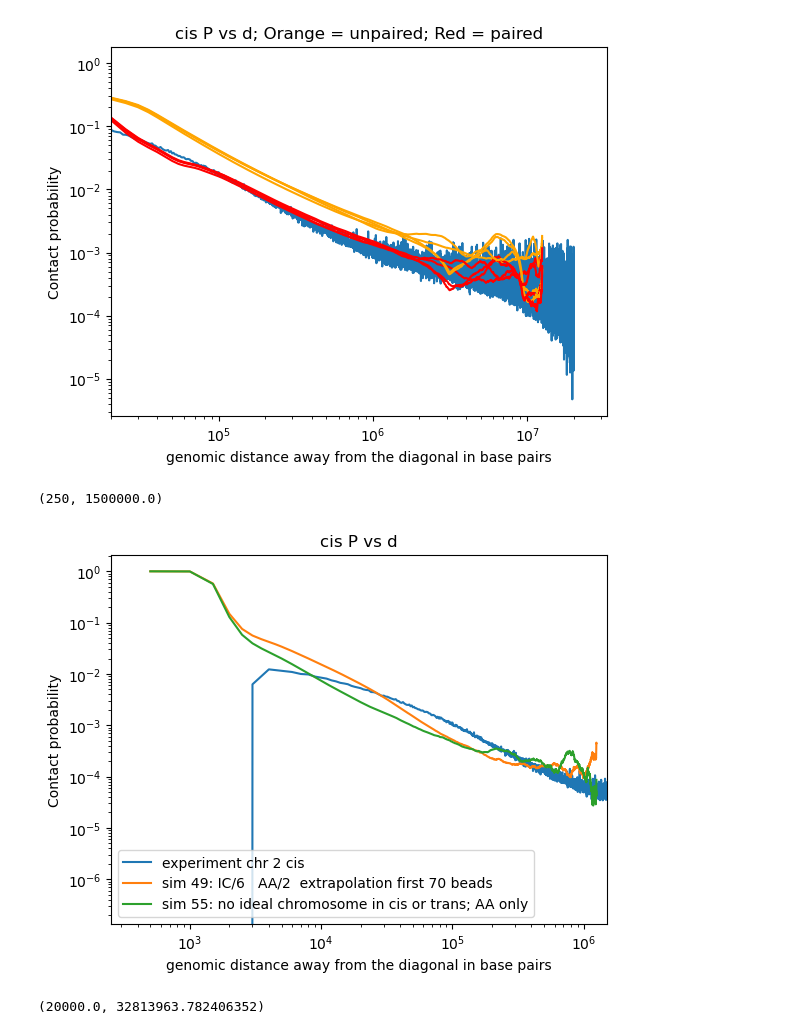
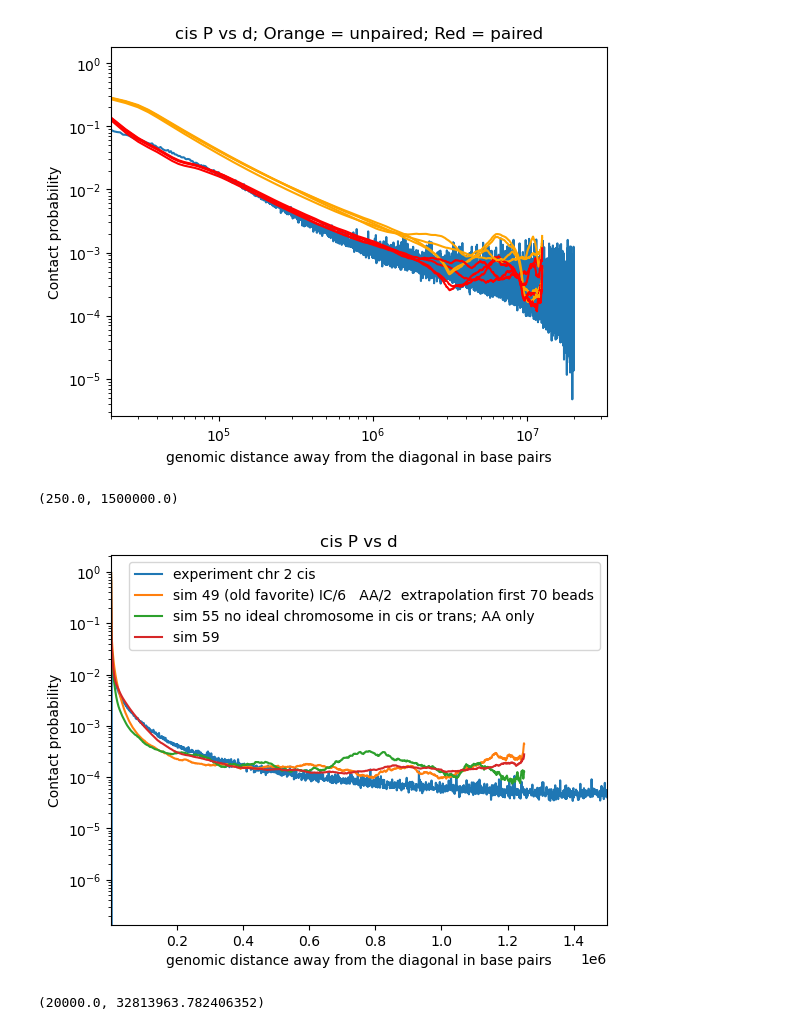
Before and after one commit to DiPierroLab/Douglas, a Jupyter notebook: 6_extra_tools/P_vs_d_experimental_compare_computational.ipynb, the cells around one changed output. Drawn from its saved outputs; the diff is of its cells as text; code cells hidden in the pictures.

```diff
--- a/6_extra_tools/P_vs_d_experimental_compare_computational.ipynb
+++ b/6_extra_tools/P_vs_d_experimental_compare_computational.ipynb
@@ -68,6 +68,8 @@ P_cis_simulation_55 = np.loadtxt('/Users/douglas/Documents/Features Transfer/sto
 P_cis_simulation_56 = np.loadtxt('/Users/douglas/Documents/Features Transfer/store_Ps_vs_genomic_graphs/PvsGenomic_directory_56.txt') # Average cis contact probability vs genomic distance (in beads)
 P_cis_simulation_57 = np.loadtxt('/Users/douglas/Documents/Features Transfer/store_Ps_vs_genomic_graphs/PvsGenomic_directory_57.txt') # Average cis contact probability vs genomic distance (in beads)
 P_cis_simulation_58 = np.loadtxt('/Users/douglas/Documents/Features Transfer/store_Ps_vs_genomic_graphs/PvsGenomic_directory_58.txt') # Average cis contact probability vs genomic distance (in beads)
+P_cis_simulation_59 = np.loadtxt('/Users/douglas/Documents/Features Transfer/store_Ps_vs_genomic_graphs/PvsGenomic_directory_59.txt') # Average cis contact probability vs genomic distance (in beads)
+P_cis_simulation_60 = np.loadtxt('/Users/douglas/Documents/Features Transfer/store_Ps_vs_genomic_graphs/PvsGenomic_directory_60.txt') # Average cis contact probability vs genomic distance (in beads)
 
 # TRANS===========================================================
 
@@ -153,41 +155,45 @@ plt.plot(bin_size*d_experiment_20000kb, 3*P_cis_experiment, label='experiment ch
 
 # Plot cis simulation data
 bead_size_old = 5000# in base pairs; tune to line up the pmfs.
 bead_size_new = 500
 bead_size_NuChroM = 250
 #plt.plot(bead_size_old*d, P_cis_simulation_24/50, label='old resolution (5000 bp = 1 bead)')
 #plt.plot(bead_size_new*d, P_cis_simulation_25, label='IC/5   AA')
 #plt.plot(bead_size_new*d, P_cis_simulation_36, label='IC/1.4   AA  first 20 beads have IC = 0')
 #plt.plot(bead_size_new*d, P_cis_simulation_40, label='IC/6   AA  first 20 beads have IC = 0')
 #plt.plot(bead_size_new*d, P_cis_simulation_41, label='IC/6   AA/2  first 20 beads have IC = 0')
 #plt.plot(bead_size_new*d, P_cis_simulation_45, label='IC/6   AA  extrapolation first 20 beads')
 #plt.plot(bead_size_new*d, P_cis_simulation_46, label='IC/6   AA/2  extrapolation first 20 beads')
 #plt.plot(bead_size_new*d, P_cis_simulation_47, label='IC/6   AA/3  extrapolation first 20 beads')
 #plt.plot(bead_size_new*d, P_cis_simulation_48, label='IC/6   AA/2  extrapolation first 40 beads')
-plt.plot(bead_size_new*d, P_cis_simulation_49, label='sim 49: IC/6   AA/2  extrapolation first 70 beads')
+plt.plot(bead_size_new*d, P_cis_simulation_49, label='sim 49 (old favorite) IC/6   AA/2  extrapolation first 70 beads')
 #plt.plot(bead_size_new*d, P_cis_simulation_50, label='IC/6   AA/2  extrapolation first 100 beads')
-#plt.plot(bead_size_NuChroM*d, P_cis_simulation_51_old_f, label='NuChroM AA and IC no pairing MiChroM f')
+#plt.plot(bead_size_new*d, P_cis_simulation_51_old_f, label='NuChroM AA and IC no pairing MiChroM f')
 #plt.plot(bead_size_NuChroM*d, P_cis_simulation_52_old_f, label='NuChroM AA and IC pairing MiChroM f')
 #plt.plot(bead_size_NuChroM*d, P_cis_simulation_53_old_f, label='NuChroM AA and IC tight-loose boundary MiChroM f')
 #plt.plot(bead_size_NuChroM*d, P_cis_simulation_54_old_f, label='NuChroM AA and IC tight-none boundary MiChroM f')
-#plt.plot(bead_size_NuChroM*d, P_cis_simulation_51, label='NuChroM AA and IC no pairing NuChroM f')
+#plt.plot(bead_size_new*d, P_cis_simulation_51, label='NuChroM AA and IC no pairing NuChroM f')
 #plt.plot(bead_size_NuChroM*d, P_cis_simulation_52, label='sim 52: NuChroM AA and IC pairing NuChroM f')
 #plt.plot(bead_size_NuChroM*d, P_cis_simulation_53, label='NuChroM AA and IC tight-loose boundary NuChroM f')
 #plt.plot(bead_size_NuChroM*d, P_cis_simulation_54, label='NuChroM AA and IC tight-none boundary NuChroM f')
-plt.plot(bead_size_new*d, P_cis_simulation_55, label='sim 55: no ideal chromosome in cis or trans; AA only')
-#plt.plot(bead_size_new*d, P_cis_simulation_56, label='IC/6   AA/2  extrapolation first 70 beads  0 first 40 beads')
+plt.plot(bead_size_new*d, P_cis_simulation_55, label='sim 55 no ideal chromosome in cis or trans; AA only')
+#plt.plot(bead_size_new*d, P_cis_simulation_56, label='sim 56')#: IC/6   AA/2  extrapolation first 70 beads  0 first 40 beads')
+#plt.plot(bead_size_new*d, P_cis_simulation_57, label='sim 57')#: IC/6   AA/2  extrapolation first 70 beads  line first 40 beads')
+#plt.plot(bead_size_new*d, P_cis_simulation_58, label='sim 58')#: IC/6   AA/2  0 first 40 beads line from 40 to 300 beads')
+plt.plot(bead_size_new*d, P_cis_simulation_59, label='sim 59')#: IC/6   AA/2  line first 40 beads line from 40 to 300 beads')
+#plt.plot(bead_size_new*d, P_cis_simulation_60, label='sim 60')#: IC/6   AA/2  line first 40 beads line from 40 to 600 beads')
 
 # Plot settings
 plt.title('cis P vs d')
 plt.legend()
 plt.xlabel('genomic distance away from the diagonal in base pairs')
-plt.xscale('log')
+#plt.xscale('log')
 plt.ylabel('Contact probability')
 plt.yscale('log')
 plt.xlim(250,1.5e6)
 # %% [output]
-(250, 1500000.0)
+(250.0, 1500000.0)
-[figure, old version]
+[figure, new version]
 # %%
 # TRANS
 # Plot average normalized trans Hi-C contact probability vs genomic distance (in kilobases)
```
Also changed, not shown: 3 other files.
